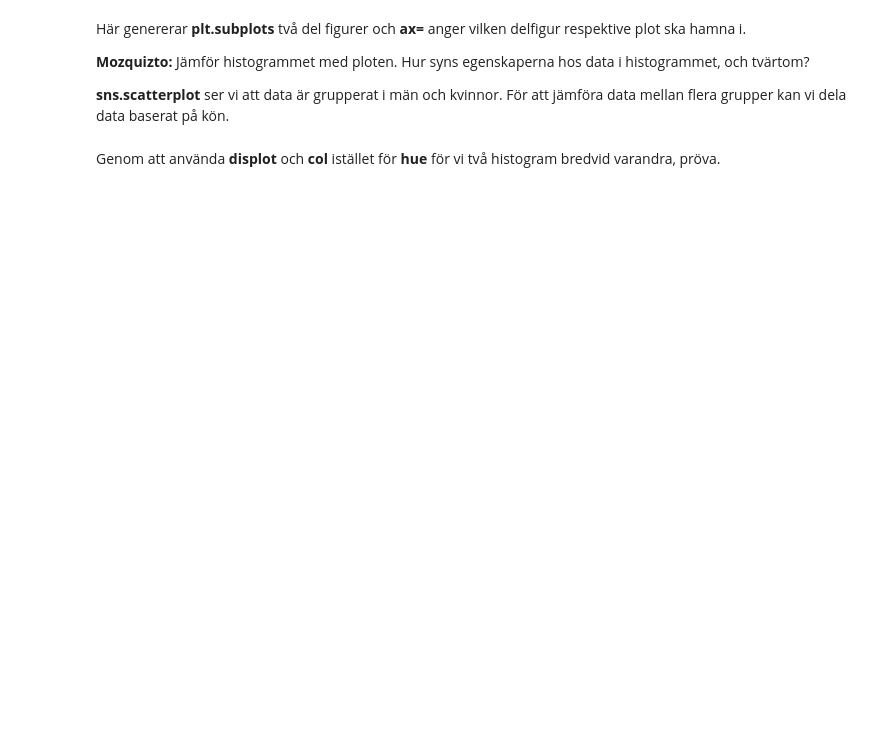
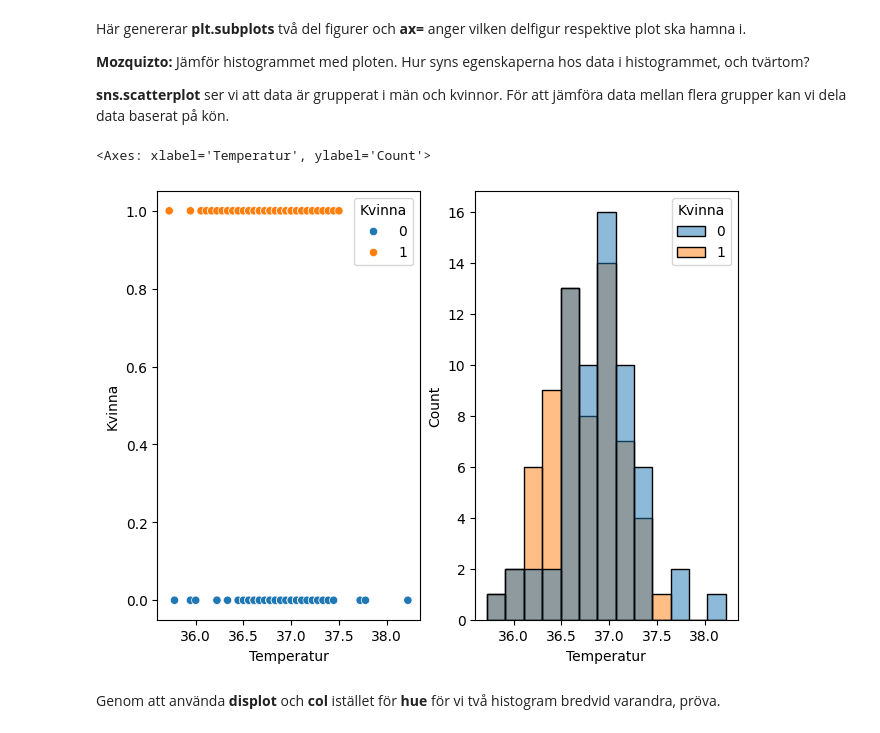
Before and after one commit to GITGUOD/FMSF20-Matematisk-statistik-allm-nkurs, a Jupyter notebook: Lab1/fmsf20_lab1_HT24.ipynb, the cells around one changed output. Drawn from its saved outputs; the diff is of its cells as text; code cells hidden in the pictures; blank space fills up the shorter version.

```diff
--- a/Lab1/fmsf20_lab1_HT24.ipynb
+++ b/Lab1/fmsf20_lab1_HT24.ipynb
@@ -81,8 +126,11 @@ Här genererar **plt.subplots** två del figurer och **ax=** anger vilken delfig
 **sns.scatterplot** ser vi att data är grupperat i män och kvinnor. För att jämföra data mellan flera grupper kan vi dela data baserat på kön.
 # %%
 fig, axs = plt.subplots(1, 2, constrained_layout=True)
-sns.scatterplot(T, x=?, y=?, hue=?, ax=axs[0])
-sns.histplot(T, x=?, hue=?, ax=axs[1])
+sns.scatterplot(T, x=T.Temperatur, y=T.Kvinna, hue=T.Kvinna, ax=axs[0])
+sns.histplot(T, x=T.Temperatur, hue=T.Kvinna, ax=axs[1]) # Hue används för att färglägga datapunkter typ
+# %% [output]
+<Axes: xlabel='Temperatur', ylabel='Count'>
+[figure, added]
 # %% [markdown]
 Genom att använda **displot** och **col** istället för **hue** för vi två histogram bredvid varandra, pröva.
 # %%
```
Also changed, not shown: parts of 30 cells of this notebook, 1 other file.
